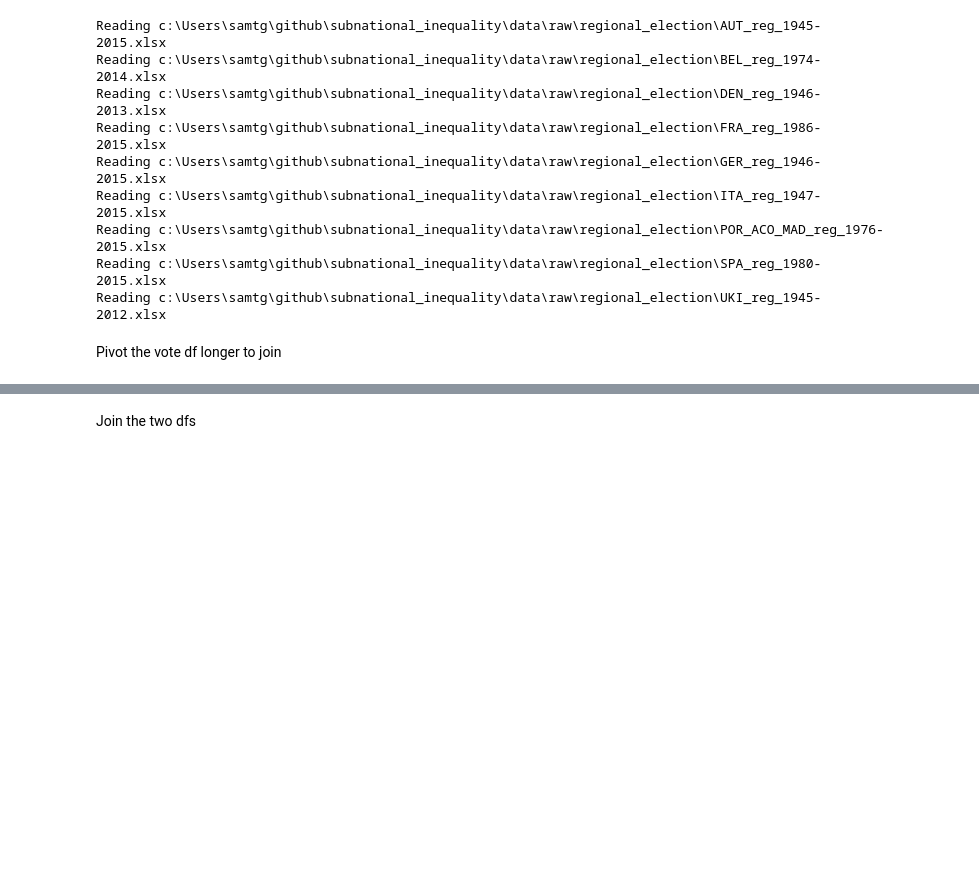
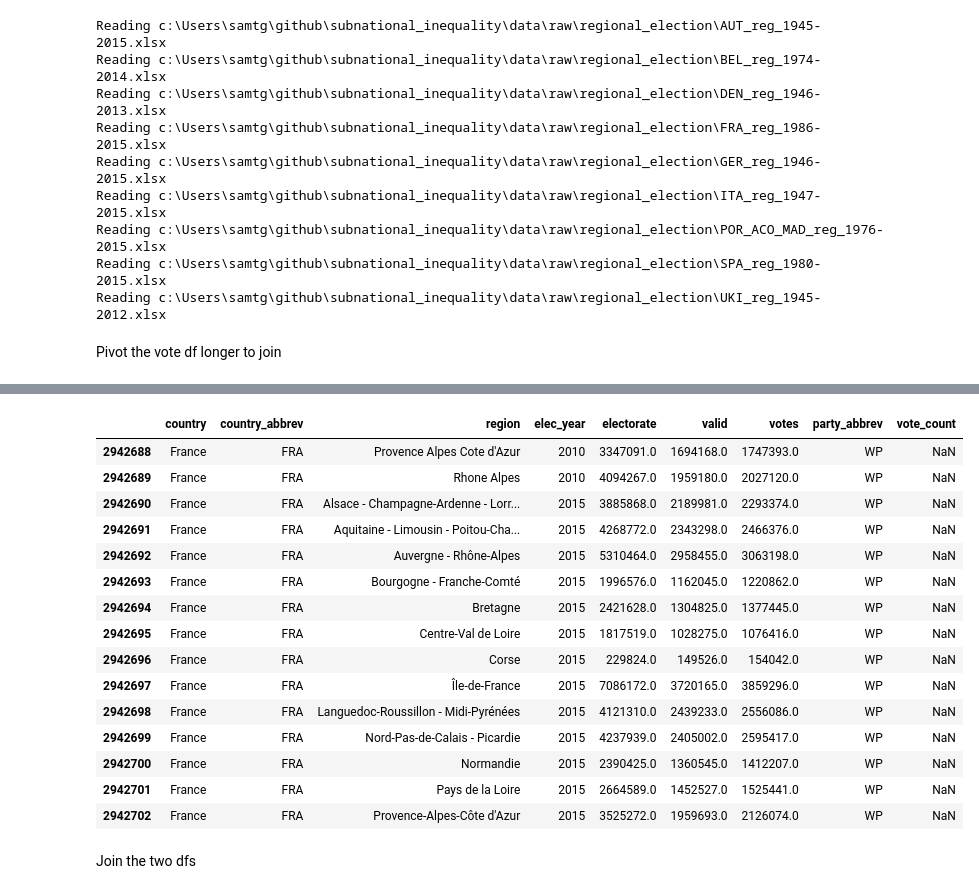
Before and after one commit to SamTGoodson/subnational_inequality, a Jupyter notebook: notebooks/data_processing/regional_files.ipynb, the cells around one changed output, grey strips where cells are left out. Saved outputs shown, nothing was run; the diff lists cells and outputs as text; code cells hidden in the pictures; blank space fills up the shorter version.

```diff
--- a/notebooks/data_processing/regional_files.ipynb
+++ b/notebooks/data_processing/regional_files.ipynb
@@ -144,0 +119,2 @@ del melted_df
+# %%
+melted_france = melted_df[melted_df['country'] == 'France']
@@ -144,0 +144,19 @@ del melted_df
+# %%
+melted_france.tail(15)
+# %% [output]
+|  | country | country_abbrev | region | elec_year | electorate | valid | votes | party_abbrev | vote_count |
+| 2942688 | France | FRA | Provence Alpes Cote d'Azur | 2010 | 3347091.0 | 1694168.0 | 1747393.0 | WP | NaN |
+| 2942689 | France | FRA | Rhone Alpes | 2010 | 4094267.0 | 1959180.0 | 2027120.0 | WP | NaN |
+| 2942690 | France | FRA | Alsace - Champagne-Ardenne - Lorr... | 2015 | 3885868.0 | 2189981.0 | 2293374.0 | WP | NaN |
+| 2942691 | France | FRA | Aquitaine - Limousin - Poitou-Cha... | 2015 | 4268772.0 | 2343298.0 | 2466376.0 | WP | NaN |
+| 2942692 | France | FRA | Auvergne - Rhône-Alpes | 2015 | 5310464.0 | 2958455.0 | 3063198.0 | WP | NaN |
+| 2942693 | France | FRA | Bourgogne - Franche-Comté | 2015 | 1996576.0 | 1162045.0 | 1220862.0 | WP | NaN |
+| 2942694 | France | FRA | Bretagne | 2015 | 2421628.0 | 1304825.0 | 1377445.0 | WP | NaN |
+| 2942695 | France | FRA | Centre-Val de Loire | 2015 | 1817519.0 | 1028275.0 | 1076416.0 | WP | NaN |
+| 2942696 | France | FRA | Corse | 2015 | 229824.0 | 149526.0 | 154042.0 | WP | NaN |
+| 2942697 | France | FRA | Île-de-France | 2015 | 7086172.0 | 3720165.0 | 3859296.0 | WP | NaN |
+| 2942698 | France | FRA | Languedoc-Roussillon - Midi-Pyrénées | 2015 | 4121310.0 | 2439233.0 | 2556086.0 | WP | NaN |
+| 2942699 | France | FRA | Nord-Pas-de-Calais - Picardie | 2015 | 4237939.0 | 2405002.0 | 2595417.0 | WP | NaN |
+| 2942700 | France | FRA | Normandie | 2015 | 2390425.0 | 1360545.0 | 1412207.0 | WP | NaN |
+| 2942701 | France | FRA | Pays de la Loire | 2015 | 2664589.0 | 1452527.0 | 1525441.0 | WP | NaN |
+| 2942702 | France | FRA | Provence-Alpes-Côte d'Azur | 2015 | 3525272.0 | 1959693.0 | 2126074.0 | WP | NaN |
```
Also changed, not shown: parts of 12 cells of this notebook, 5 other files.
